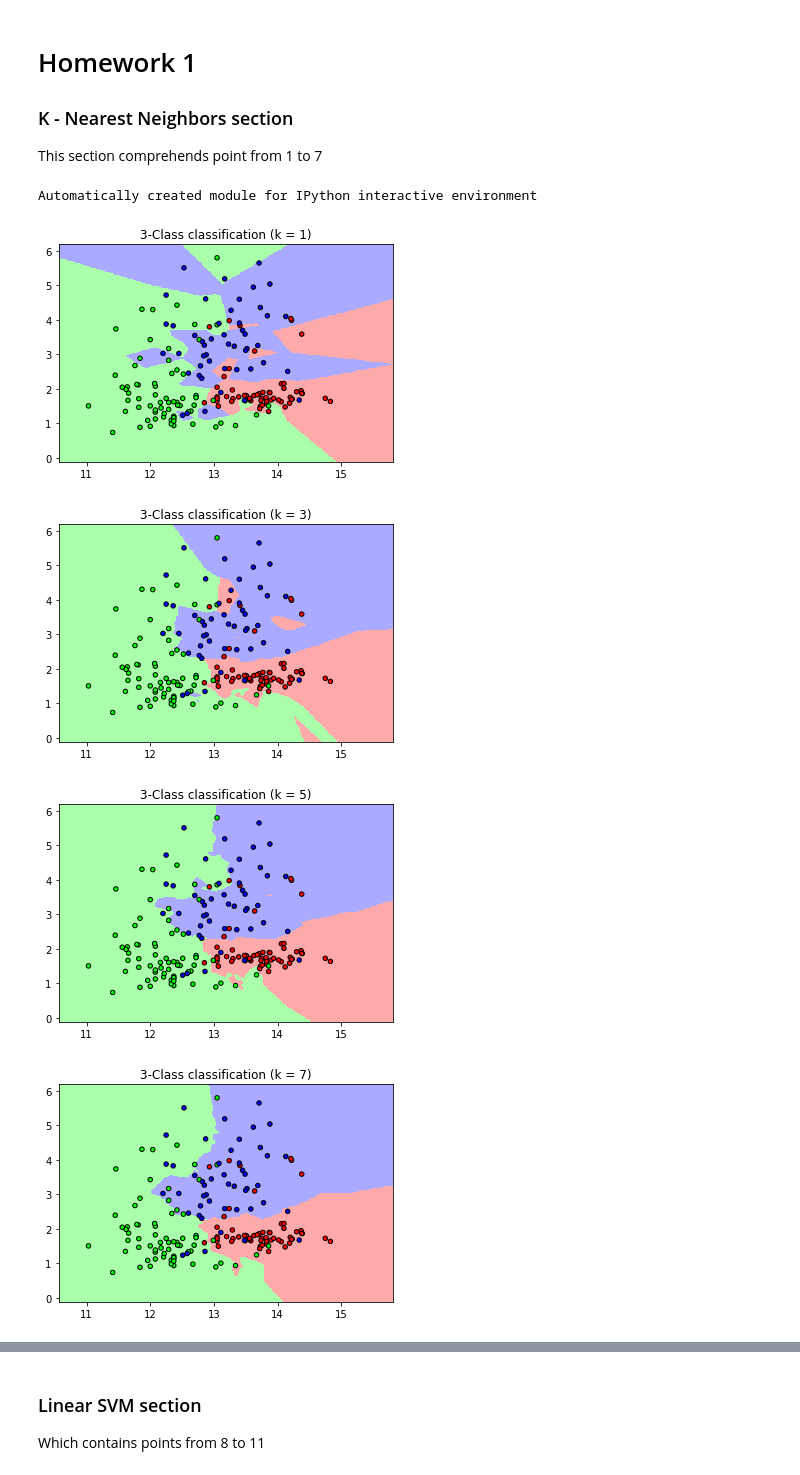
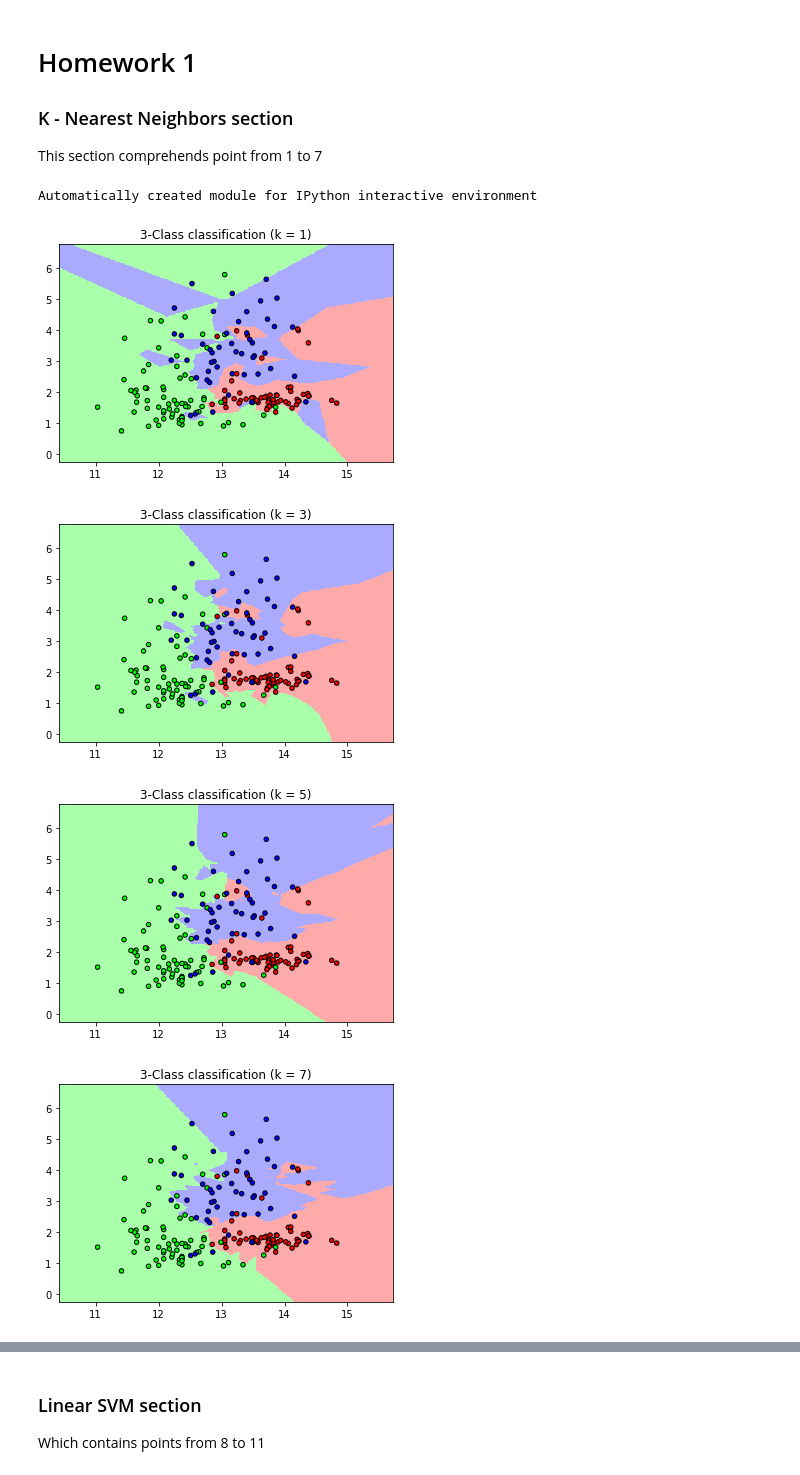
Before and after one commit to Vaelthur/ML-AI_HW1, a Jupyter notebook: HomeWork 1.ipynb, the cells around one changed output, grey strips where cells are left out. Drawn from its saved outputs; the diff is of its cells as text; code cells hidden in the pictures.

```diff
--- a/HomeWork 1.ipynb
+++ b/HomeWork 1.ipynb
@@ -18,13 +18,10 @@ X = wine.data[:, :2]
 y = wine.target
 
 # divide to get the right percentage of train data
-X_train, X_buf, y_train, y_buf = model_selection.train_test_split(X, y, random_state=np.random.randint(0,100), test_size=0.5)
+X_t, X_test, y_t, y_test = model_selection.train_test_split(X, y, random_state=np.random.randint(0,100), test_size=0.3)
 
-# divide buffer into validation and test
-X_valid, X_test, y_valid, y_test = model_selection.train_test_split(X_buf, y_buf, random_state=np.random.randint(0,100), test_size=0.6)
-
-# delete buffer partitions
-del X_buf, y_buf
+# divide training total into validation and training
+X_train, X_valid, y_train, y_valid = model_selection.train_test_split(X_t, y_t, random_state=np.random.randint(0,100), test_size=0.14)
 
 # step size in the mesh - to check what this means
 h = .02
@@ -44,12 +41,12 @@ for k in ks:
     # we create an instance of Neighbours Classifier and fit the data.
     clf = neighbors.KNeighborsClassifier(n_neighbors)
     # train the classifier on the training set
-    clf.fit(X_train, y_train)
+    clf.fit(X_t, y_t)
 
     # Plot the decision boundary. For that, we will assign a color to each
     # point in the mesh [x_min, x_max]x[y_min, y_max].
-    x_min, x_max = X_test[:, 0].min() - 1, X_test[:, 0].max() + 1
-    y_min, y_max = X_test[:, 1].min() - 1, X_test[:, 1].max() + 1
+    x_min, x_max = X_t[:, 0].min() - 1, X_t[:, 0].max() + 1
+    y_min, y_max = X_t[:, 1].min() - 1, X_t[:, 1].max() + 1
 
     #the arange method return evenly spaced data
     xx, yy = np.meshgrid(np.arange(x_min, x_max, h),
@@ -63,35 +60,35 @@ for k in ks:
     plt.figure()
     plt.pcolormesh(xx, yy, Z, cmap=cmap_light)
 
     # Plot also the training points
     plt.scatter(X[:, 0], X[:, 1], c=y, cmap=cmap_bold,
                 edgecolor='k', s=20)
     plt.xlim(xx.min(), xx.max())
     plt.ylim(yy.min(), yy.max())
     plt.title("3-Class classification (k = %i)"
               % (n_neighbors))
     #append accuracy score on validation set to list
-    acc_arr.append(metrics.accuracy_score(y_valid, clf.fit(X_train, y_train).predict(X_valid)))
+    acc_arr.append(metrics.accuracy_score(y_valid, clf.fit(X_t, y_t).predict(X_valid)))
 plt.show()
 
 #setting up graph for accuracy on validation set
 x = ks
 y = acc_arr
 plt.plot(x,y)
 plt.xlabel("x - values of K")
 plt.ylabel("y - accuracy on validation set")
 plt.title("Accuracy on the validation set varies when changing K")
 plt.show()
 
 #choose the best value of K from the score on the validation set
 k_best_index = acc_arr.index(max(acc_arr))
 k_best = ks[k_best_index]
 
 print("Use the best value of K and evaluate the model on the test set. How well does it works?")
 print("Accuracy with K = ", k_best, "evaluated on the test set: %.3f" %(metrics.accuracy_score(y_test, clf.fit(X_train, y_train).predict(X_test))))
 # %% [output]
 Automatically created module for IPython interactive environment
-[figure, old version]
+[figure, new version]
-[figure, old version]
+[figure, new version]
-[figure, old version]
+[figure, new version]
-[figure, old version]
+[figure, new version]
```
Also changed, not shown: parts of 4 cells of this notebook.
